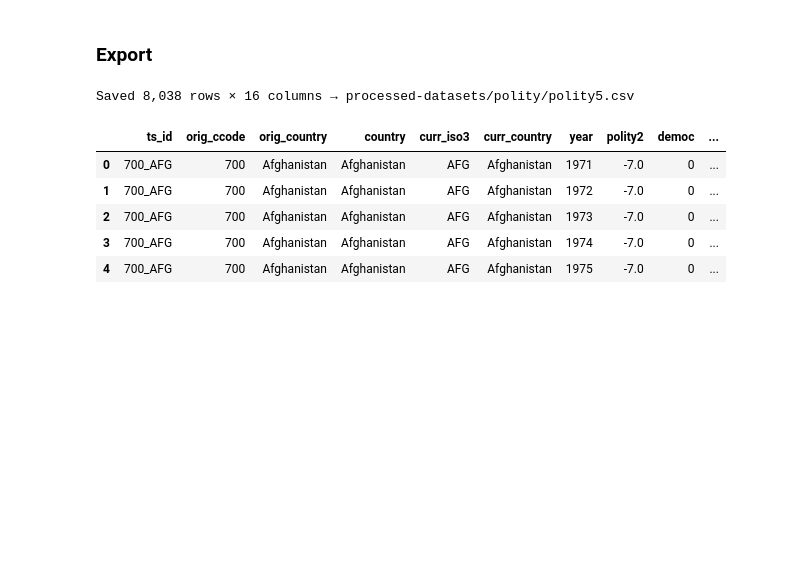
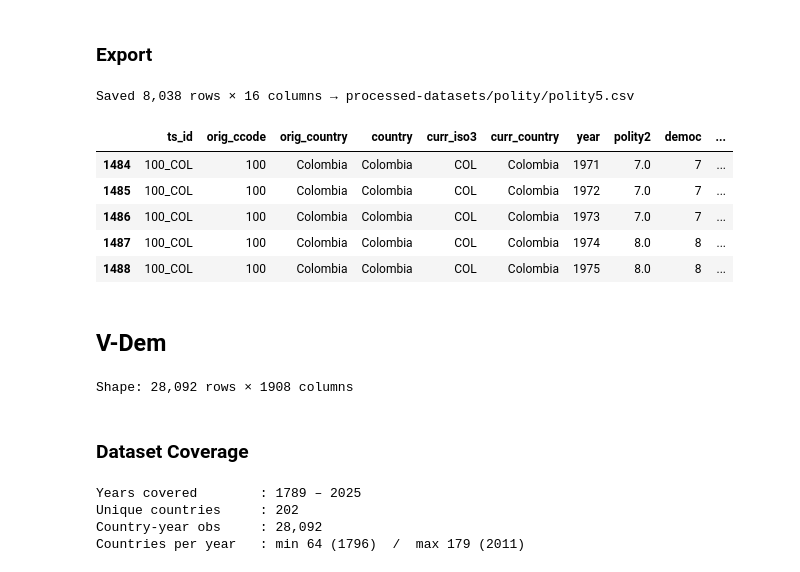
Before and after one commit to damiancalabresi/causal-analysis-democracy-womens-rights, a Jupyter notebook: 01-democracy-dataset-processing.ipynb, the cells around one changed output. Drawn from its saved outputs; the diff is of its cells as text; code cells hidden in the pictures; blank space fills up the shorter version.

Commit message:
Loaded V-Dem dataset

```diff
--- a/01-democracy-dataset-processing.ipynb
+++ b/01-democracy-dataset-processing.ipynb
@@ -734,25 +734,49 @@ else:
 # %%
 import os
 
 os.makedirs("processed-datasets/polity", exist_ok=True)
 
 cols = [
     "ts_id", "orig_ccode", "orig_country", "country", "curr_iso3", "curr_country", "year",
     "polity2", "democ", "autoc",
     "exrec", "exconst", "polcomp",
     "d5", "sf", "regtrans",
 ]
 
-out = df[cols].copy()
+out = df[cols].sort_values(["ts_id", "year"]).copy()
 out.to_csv("processed-datasets/polity/polity5.csv", index=False)
 
 print(f"Saved {len(out):,} rows × {len(cols)} columns → processed-datasets/polity/polity5.csv")
 out.head(5)
 # %% [output]
 Saved 8,038 rows × 16 columns → processed-datasets/polity/polity5.csv
 |  | ts_id | orig_ccode | orig_country | country | curr_iso3 | curr_country | year | polity2 | democ | ... |
-| 0 | 700_AFG | 700 | Afghanistan | Afghanistan | AFG | Afghanistan | 1971 | -7.0 | 0 | ... |
-| 1 | 700_AFG | 700 | Afghanistan | Afghanistan | AFG | Afghanistan | 1972 | -7.0 | 0 | ... |
-| 2 | 700_AFG | 700 | Afghanistan | Afghanistan | AFG | Afghanistan | 1973 | -7.0 | 0 | ... |
-| 3 | 700_AFG | 700 | Afghanistan | Afghanistan | AFG | Afghanistan | 1974 | -7.0 | 0 | ... |
-| 4 | 700_AFG | 700 | Afghanistan | Afghanistan | AFG | Afghanistan | 1975 | -7.0 | 0 | ... |
+| 1484 | 100_COL | 100 | Colombia | Colombia | COL | Colombia | 1971 | 7.0 | 7 | ... |
+| 1485 | 100_COL | 100 | Colombia | Colombia | COL | Colombia | 1972 | 7.0 | 7 | ... |
+| 1486 | 100_COL | 100 | Colombia | Colombia | COL | Colombia | 1973 | 7.0 | 7 | ... |
+| 1487 | 100_COL | 100 | Colombia | Colombia | COL | Colombia | 1974 | 8.0 | 8 | ... |
+| 1488 | 100_COL | 100 | Colombia | Colombia | COL | Colombia | 1975 | 8.0 | 8 | ... |
+# %% [markdown]
+## V-Dem
+# %%
+vdem = pd.read_csv("datasets/v-dem/V-Dem-CY-Core-v16.csv", low_memory=False)
+print(f"Shape: {vdem.shape[0]:,} rows × {vdem.shape[1]} columns")
+# %% [output]
+Shape: 28,092 rows × 1908 columns
+# %% [markdown]
+### Dataset Coverage
+# %%
+year_min = vdem["year"].min()
+year_max = vdem["year"].max()
+n_countries = vdem["country_name"].nunique()
+cpy = vdem.groupby("year")["country_name"].count()
+
+print(f"Years covered        : {year_min} – {year_max}")
+print(f"Unique countries     : {n_countries}")
+print(f"Country-year obs     : {len(vdem):,}")
+print(f"Countries per year   : min {cpy.min()} ({cpy.idxmin()})  /  max {cpy.max()} ({cpy.idxmax()})")
+# %% [output]
+Years covered        : 1789 – 2025
+Unique countries     : 202
+Country-year obs     : 28,092
+Countries per year   : min 64 (1796)  /  max 179 (2011)
```
Also changed, not shown: parts of 29 cells of this notebook.
